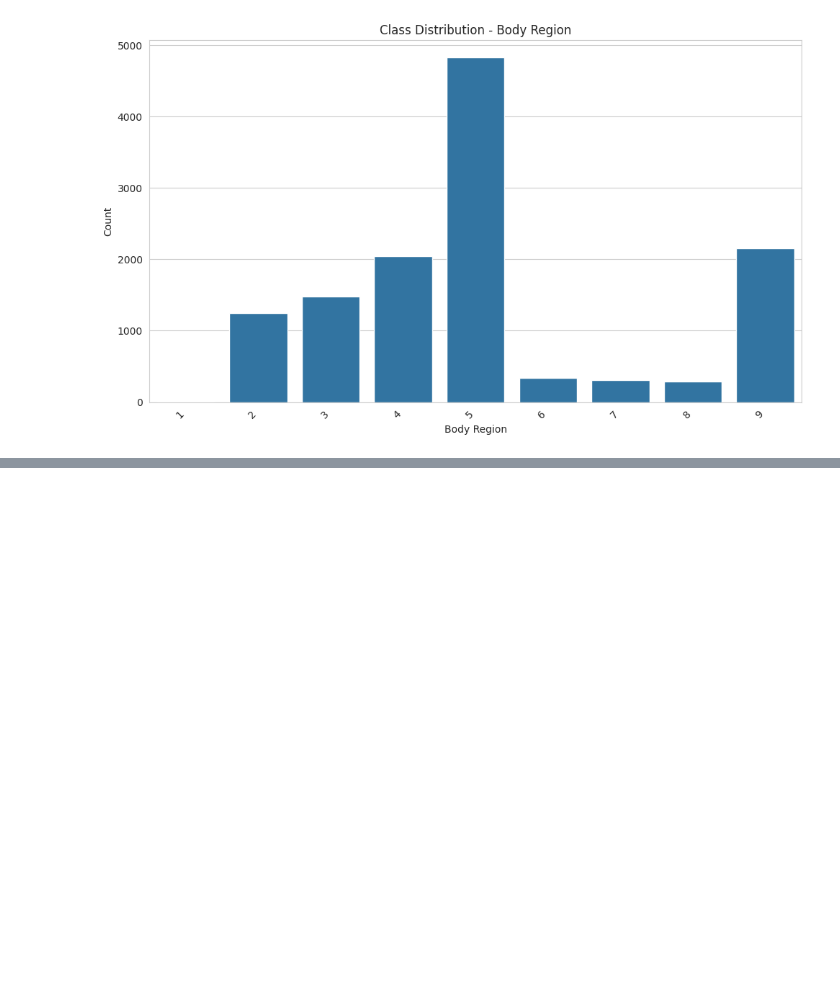
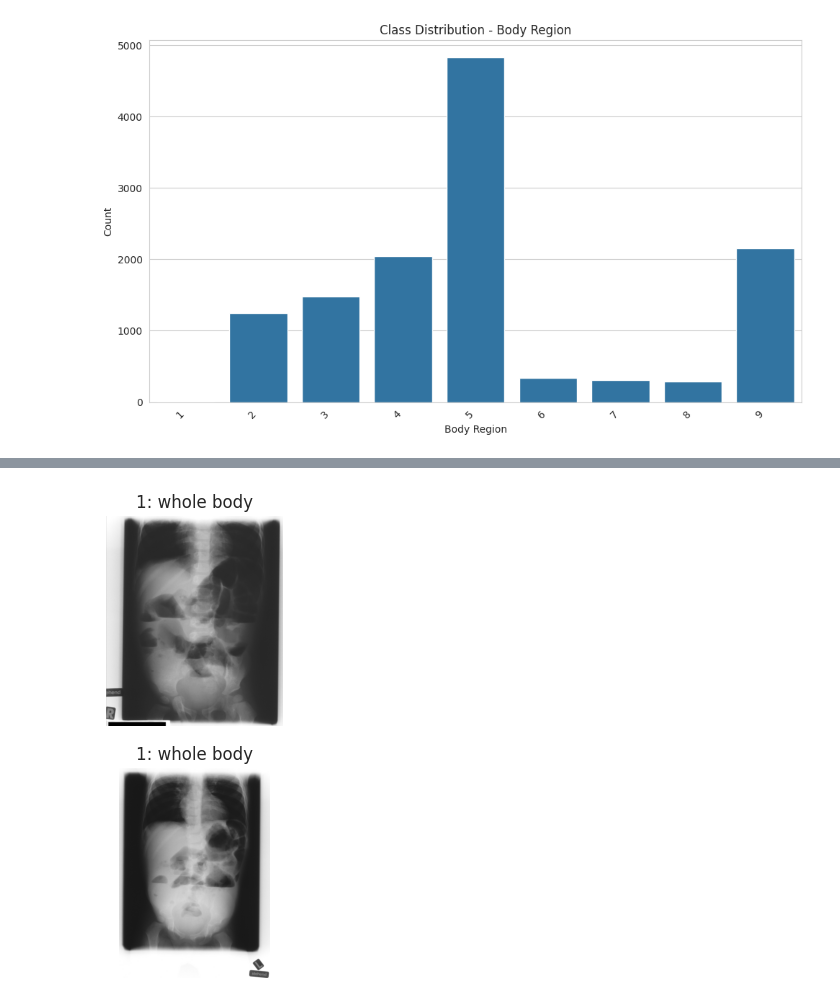
Before and after one commit to niklasbuehler/one-million-radiographs, a Jupyter notebook: notebooks/IRMA/irma.ipynb, the cells around one changed output, grey strips where cells are left out. Saved outputs shown, nothing was run; the diff lists cells and outputs as text; code cells hidden in the pictures; blank space fills up the shorter version.

```diff
--- a/notebooks/IRMA/irma.ipynb
+++ b/notebooks/IRMA/irma.ipynb
@@ -98 +98,7 @@ show_sample_images(dataset.df)
+# %%
+filtered_dataset = dataset.df[dataset.df["Body Region Label"] == 1]
+
+show_sample_images(filtered_dataset, num_samples=2)
+# %% [output]
+[figure, added]
 # %%
```
Also changed, not shown: parts of 12 cells of this notebook, 11 other files.
